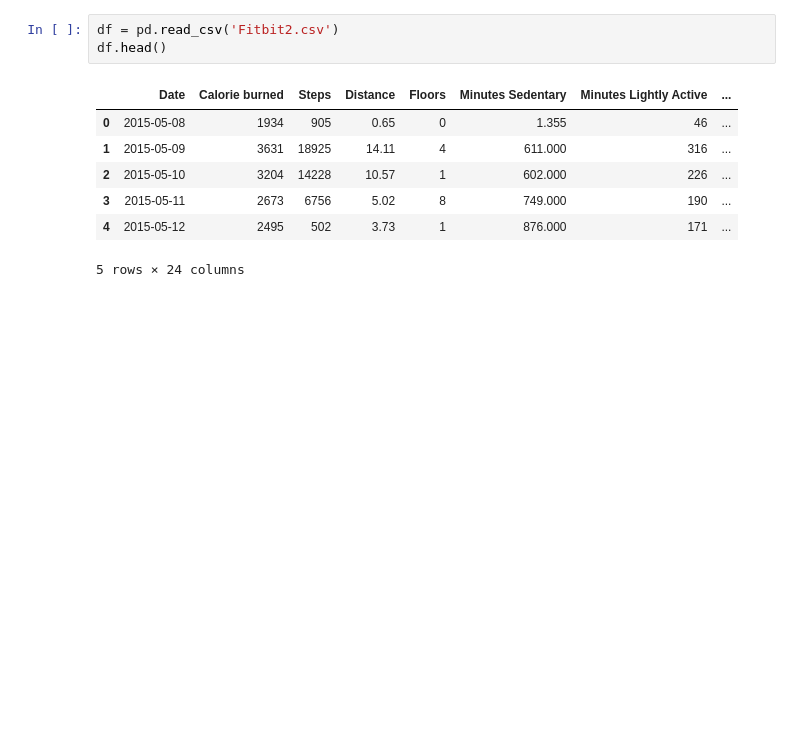
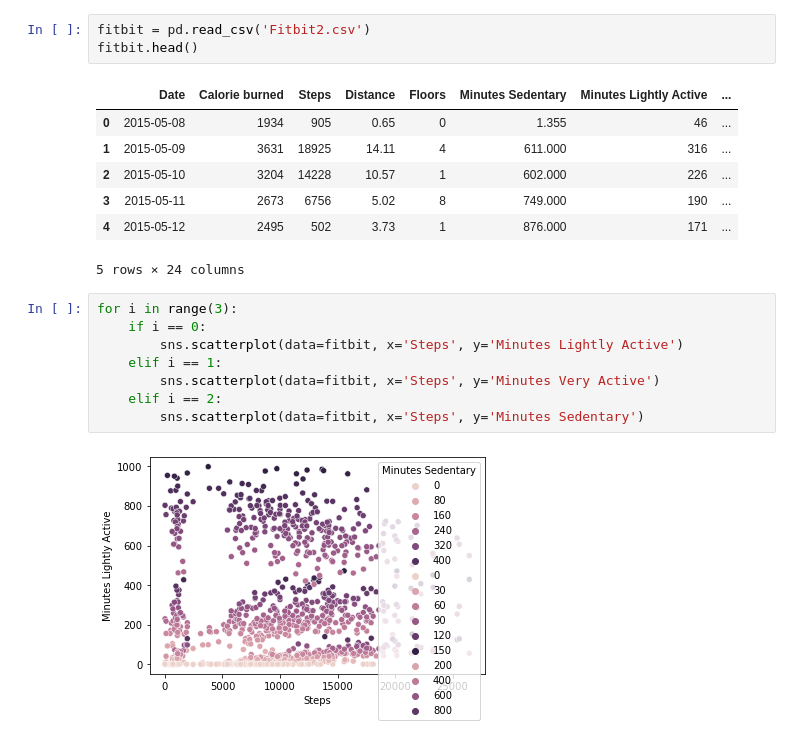
Before and after one commit to lauralardies/week4_d1, a Jupyter notebook: analisis.ipynb, the cells around one changed output. Saved outputs shown, nothing was run; the diff lists cells and outputs as text; blank space fills up the shorter version.

```diff
--- a/analisis.ipynb
+++ b/analisis.ipynb
@@ -5,7 +5,7 @@ import pylab as plt
 import seaborn as sns
 # %%
-df = pd.read_csv('Fitbit2.csv')
-df.head()
+fitbit = pd.read_csv('Fitbit2.csv')
+fitbit.head()
 # %% [output]
 |  | Date | Calorie burned | Steps | Distance | Floors | Minutes Sedentary | Minutes Lightly Active | ... |
 | 0 | 2015-05-08 | 1934 | 905 | 0.65 | 0 | 1.355 | 46 | ... |
@@ -14,3 +14,13 @@ df.head()
 | 3 | 2015-05-11 | 2673 | 6756 | 5.02 | 8 | 749.000 | 190 | ... |
 | 4 | 2015-05-12 | 2495 | 502 | 3.73 | 1 | 876.000 | 171 | ... |
 5 rows × 24 columns
+# %%
+for i in range(3):
+    if i == 0:
+        sns.scatterplot(data=fitbit, x='Steps', y='Minutes Lightly Active')
+    elif i == 1:
+        sns.scatterplot(data=fitbit, x='Steps', y='Minutes Very Active')
+    elif i == 2:
+        sns.scatterplot(data=fitbit, x='Steps', y='Minutes Sedentary')
+# %% [output]
+[figure, added]
```
Also changed, not shown: parts of 1 cell of this notebook.
